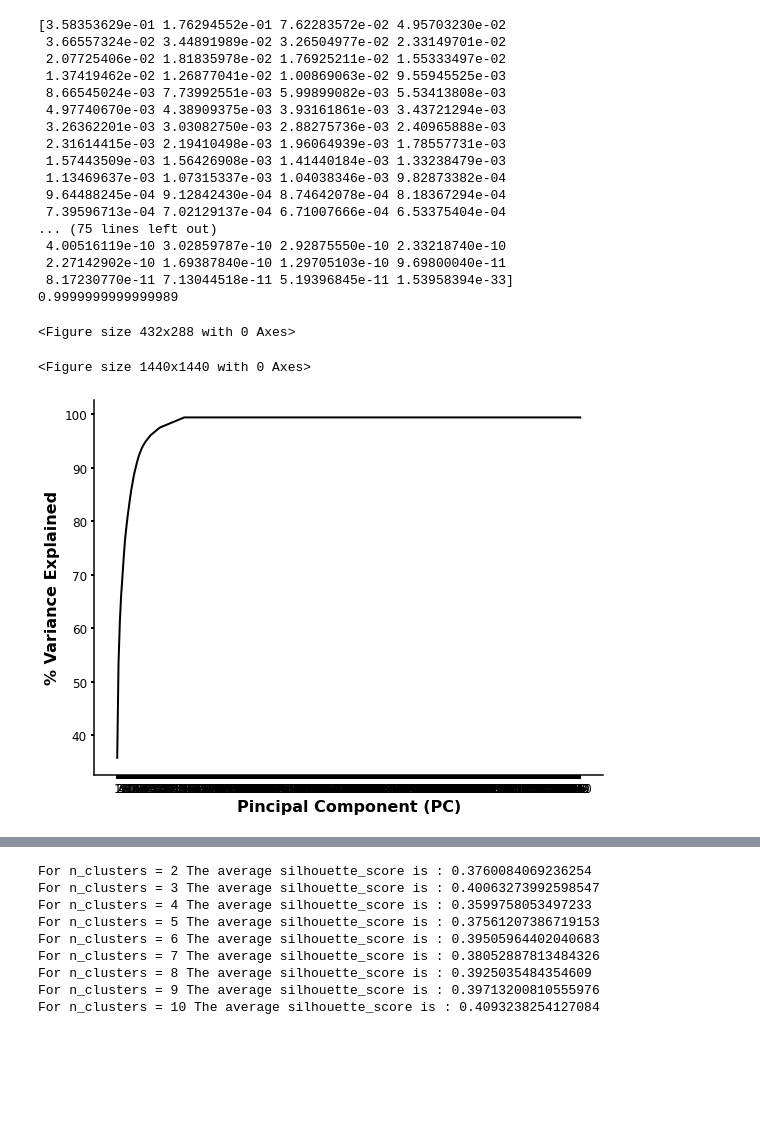
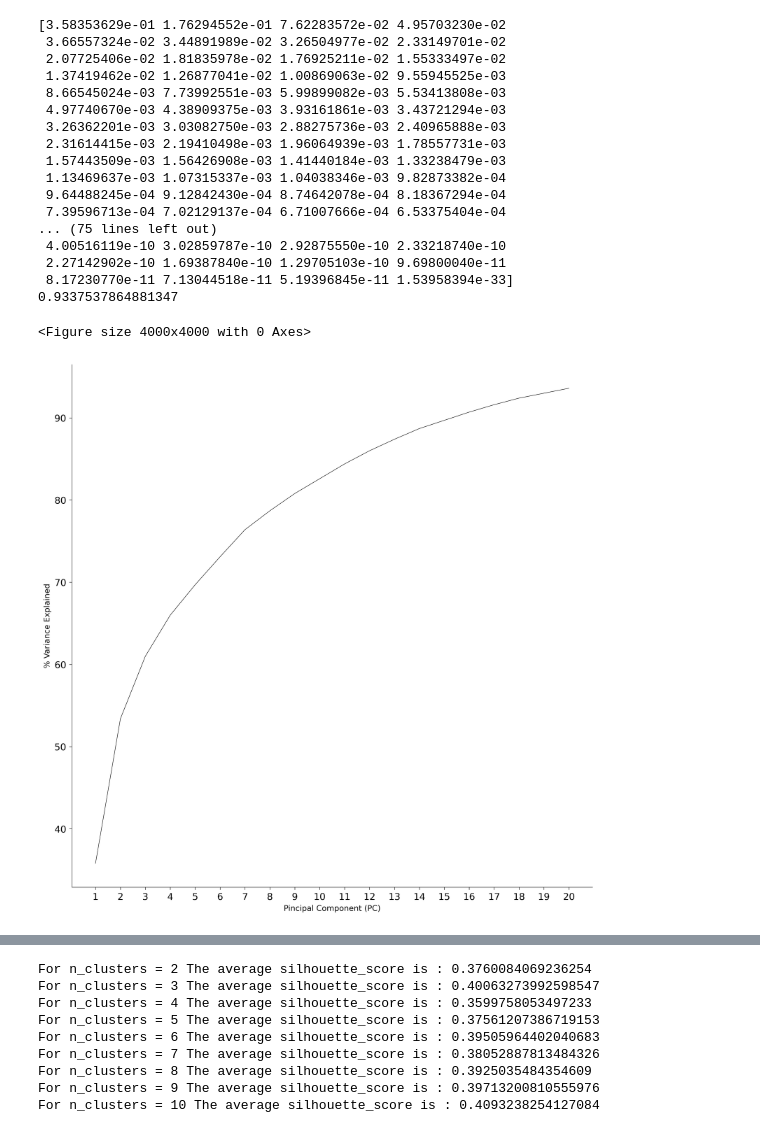
Before and after one commit to zhaoguoxiang/ML-for-NLO-gamma, a Jupyter notebook: dl_models/pca.ipynb, the cells around one changed output, grey strips where cells are left out. Saved outputs shown, nothing was run; the diff lists cells and outputs as text; code cells hidden in the pictures; blank space fills up the shorter version.

```diff
--- a/dl_models/pca.ipynb
+++ b/dl_models/pca.ipynb
@@ -27,5 +82,5 @@ descriptors = data.values
 # %%
 descriptors_std = StandardScaler().fit_transform(descriptors)
 # %%
-pca = PCA()
+pca = PCA(n_components=20)
 descriptors_2d = pca.fit_transform(descriptors_std)
@@ -50,6 +167,6 @@ descriptors_pca.head(10)
 # %%
 print(pca.explained_variance_ratio_)
-print(sum(pca.explained_variance_ratio_))
+print(sum(pca.explained_variance_ratio_[0:20]))
 # %% [output]
 [3.58353629e-01 1.76294552e-01 7.62283572e-02 4.95703230e-02
  3.66557324e-02 3.44891989e-02 3.26504977e-02 2.33149701e-02
@@ -67,27 +184,25 @@ print(sum(pca.explained_variance_ratio_))
  4.00516119e-10 3.02859787e-10 2.92875550e-10 2.33218740e-10
  2.27142902e-10 1.69387840e-10 1.29705103e-10 9.69800040e-11
  8.17230770e-11 7.13044518e-11 5.19396845e-11 1.53958394e-33]
-0.9999999999999989
+0.9337537864881347
 # %%
+plt.figure(figsize=(10,10),dpi=400)
+plt.rcParams['axes.linewidth'] = 0.5
 
-plt.figure()
-plt.figure(figsize=(20,20))
-plt.rcParams['axes.linewidth'] = 1.5
-
-fig, ax = plt.subplots(figsize=(8,6))
+fig, ax = plt.subplots(figsize=(10,10),dpi=400)
 
 var=np.cumsum(np.round(pca.explained_variance_ratio_, decimals=3)*100)
-plt.plot([i+1 for i in range(len(var))],var,'k-',linewidth=2)
+plt.plot([i+1 for i in range(len(var))],var,'k-',linewidth=0.5)
 plt.xticks([i+1 for i in range(len(var))])
-plt.ylabel('% Variance Explained',fontsize=16,fontweight='bold')
-plt.xlabel('Pincipal Component (PC)',fontsize=16,fontweight='bold')
+plt.ylabel('% Variance Explained')
+plt.xlabel('Pincipal Component (PC)')
 ax.spines['top'].set_visible(False)
 ax.spines['right'].set_visible(False)
 plt.tight_layout()
-plt.tick_params ('both',width=2,labelsize=12)
+plt.tick_params ('both',width=0.5,labelsize=12)
+plt.show()
 # %% [output]
-<Figure size 432x288 with 0 Axes>
+<Figure size 4000x4000 with 0 Axes>
-<Figure size 1440x1440 with 0 Axes>
-[figure, old version]
+[figure, new version]
 # %%
 %matplotlib inline
```
Also changed, not shown: parts of 13 cells of this notebook, 17 other files.
